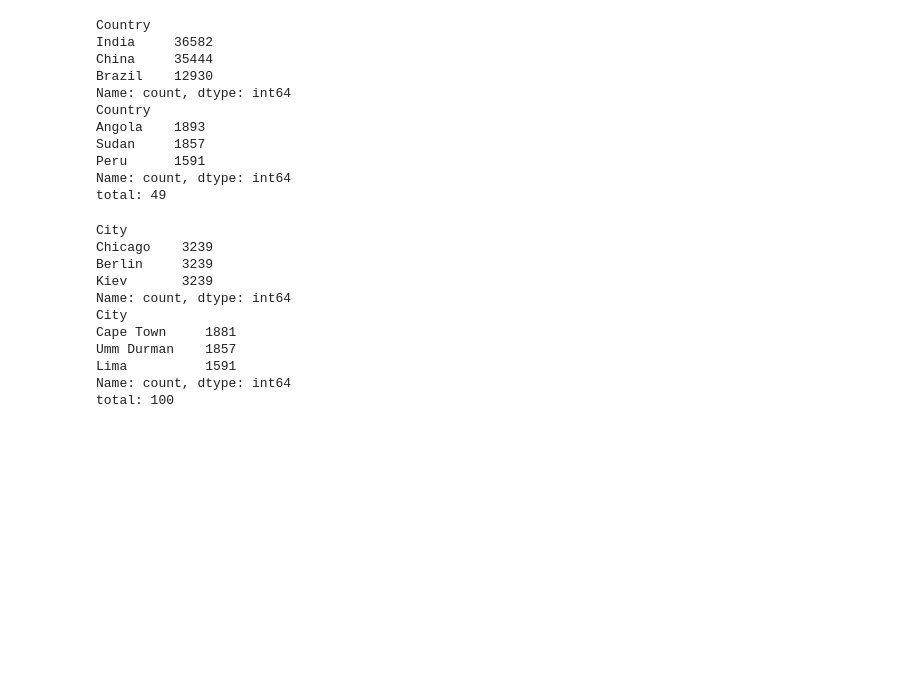
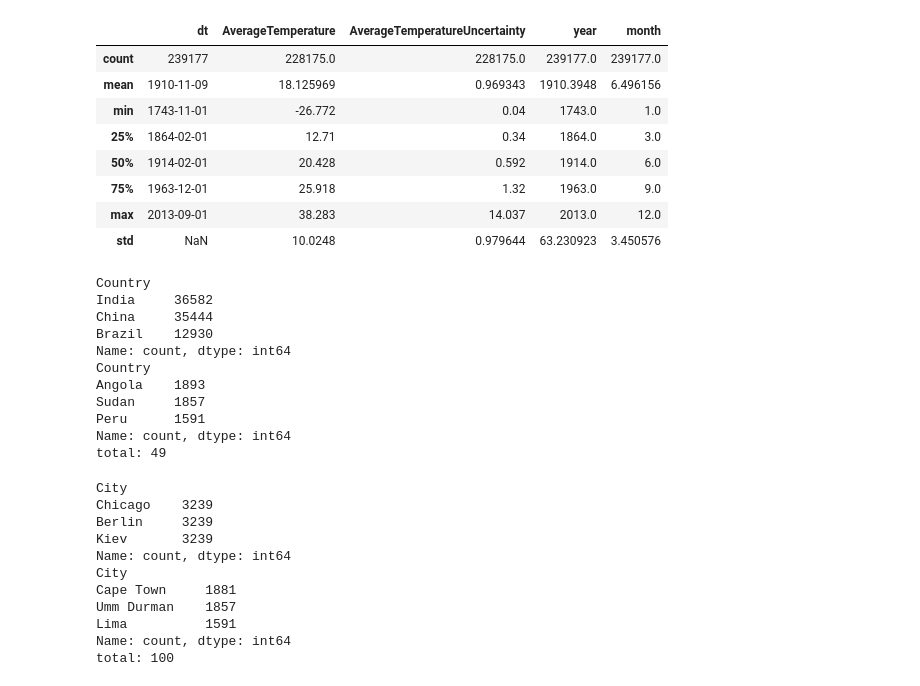
Before and after one commit to Axoluther/astronomia, a Jupyter notebook: tarea3/tarea_3_aaron_vargas.ipynb, the cells around one changed output. Saved outputs shown, nothing was run; the diff lists cells and outputs as text; code cells hidden in the pictures; blank space fills up the shorter version.

```diff
--- a/tarea3/tarea_3_aaron_vargas.ipynb
+++ b/tarea3/tarea_3_aaron_vargas.ipynb
@@ -20 +44,13 @@ mcPd.head(3)
+# %%
+MajorCityDF.describe()
+# %% [output]
+|  | dt | AverageTemperature | AverageTemperatureUncertainty | year | month |
+| count | 239177 | 228175.0 | 228175.0 | 239177.0 | 239177.0 |
+| mean | 1910-11-09 | 18.125969 | 0.969343 | 1910.3948 | 6.496156 |
+| min | 1743-11-01 | -26.772 | 0.04 | 1743.0 | 1.0 |
+| 25% | 1864-02-01 | 12.71 | 0.34 | 1864.0 | 3.0 |
+| 50% | 1914-02-01 | 20.428 | 0.592 | 1914.0 | 6.0 |
+| 75% | 1963-12-01 | 25.918 | 1.32 | 1963.0 | 9.0 |
+| max | 2013-09-01 | 38.283 | 14.037 | 2013.0 | 12.0 |
+| std | NaN | 10.0248 | 0.979644 | 63.230923 | 3.450576 |
 # %%
```
Also changed, not shown: parts of 14 cells of this notebook.
